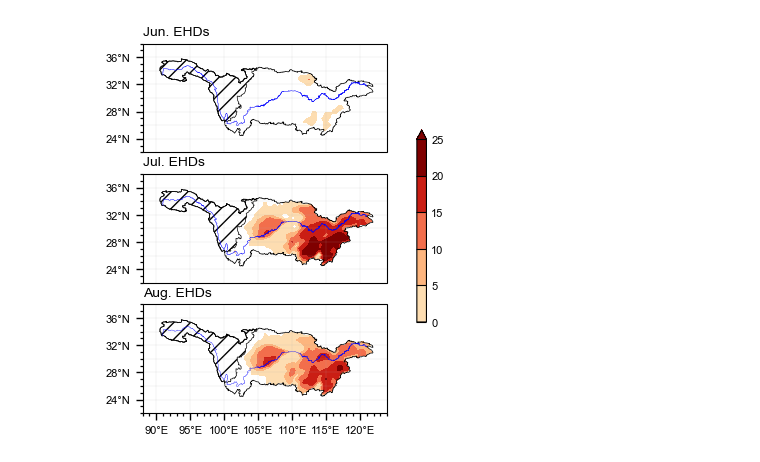
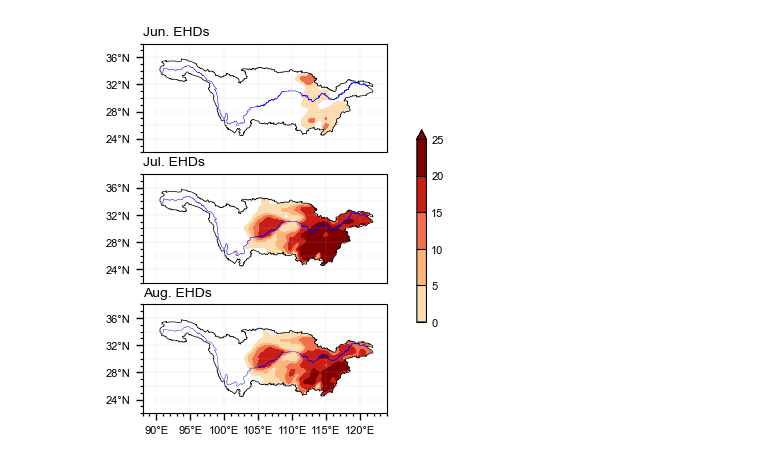
Before and after one commit to hhhopsong/work, a Jupyter notebook: Meteorological/p2/6-8月空间分布.ipynb, the cells around one changed output. Drawn from its saved outputs; the diff is of its cells as text; code cells hidden in the pictures.

```diff
--- a/Meteorological/p2/6-8月空间分布.ipynb
+++ b/Meteorological/p2/6-8月空间分布.ipynb
@@ -29,10 +29,10 @@ proj = ccrs.PlateCarree()   # 投影方式
 CN051_2 = xr.open_dataset(r"E:\data\CN05.1\2022\CN05.1_Tmax_2022_daily_025x025.nc")
 zone_stations = masked((CN051_2 - CN051_2 + 1).sel(time='2022-01-01'), r"D:\PyFile\map\地图边界数据\长江区1：25万界线数据集（2002年）\长江区.shp").sum()['tmax'].data
 Tmax_5Day_filt = xr.open_dataarray(fr"D:\PyFile\p2\data\Tmax_5Day_filt.nc")
-T_th = 0.95
-t95 = masked(Tmax_5Day_filt, r"D:\PyFile\map\地图边界数据\长江区1：25万界线数据集（2002年）\长江区.shp").quantile(T_th, dim=['lat', 'lon'])  # 夏季内 长江中下游流域 分位数
+T_th = 0.90
+t95 = masked(Tmax_5Day_filt, r"D:\PyFile\map\地图边界数据\长江区1：25万界线数据集（2002年）\长江区.shp").quantile(T_th, dim=['year', 'day'])  # 夏季内 长江中下游流域 分位数
 Tmax_5Day_filt_averTh = nanmean_filter(t95, 11)  # 11*11格点 空间滑动平均
-EHD = Tmax_5Day_filt - 32.7616
+EHD = Tmax_5Day_filt - 31.76166257
 EHD = EHD.where(EHD > 0, 0)  # 极端高温日温度距平
 EHD = EHD.where(EHD == 0, 1)  # 数据二值化处理(1:极端高温, 0:非极端高温)
 EHD_0 = masked(EHD, r"D:\PyFile\map\地图边界数据\长江区1：25万界线数据集（2002年）\长江区.shp")  # 掩膜处理得长江流域EHD温度距平
@@ -55,7 +55,7 @@ custom_cmap = colors.ListedColormap(custom_colors)
 a1 = ax1.contourf(EHD['lon'], EHD['lat'], EHD.data, cmap=custom_cmap, levels=level, extend='max', transform=proj)
 # ax1.add_feature(cfeature.LAND.with_scale('10m'),color='lightgray')# 添加陆地并且陆地部分全部填充成浅灰色
 ax1.add_geometries(Reader(r'D:\PyFile\map\地图边界数据\长江区1：25万界线数据集（2002年）\长江区.shp').geometries(), ccrs.PlateCarree(), facecolor='none', edgecolor='black', linewidth=.5)
-ax1.add_geometries(Reader(r'D:\PyFile\map\地图边界数据\青藏高原边界数据总集\TPBoundary2500m_长江流域\TPBoundary2500m_长江流域.shp').geometries(), ccrs.PlateCarree(), facecolor='none', edgecolor='black', linewidth=.5, hatch='//')
+#ax1.add_geometries(Reader(r'D:\PyFile\map\地图边界数据\青藏高原边界数据总集\TPBoundary2500m_长江流域\TPBoundary2500m_长江流域.shp').geometries(), ccrs.PlateCarree(), facecolor='none', edgecolor='black', linewidth=.5, hatch='//')
 ax1.add_geometries(Reader(r'D:\PyFile\map\地图线路数据\长江\长江.shp').geometries(), ccrs.PlateCarree(), facecolor='none', edgecolor='blue', linewidth=0.2)
 ax1.gridlines(draw_labels=False, dms=True, x_inline=False, y_inline=False, linewidth=.1)
 
@@ -100,7 +100,7 @@ custom_cmap = colors.ListedColormap(custom_colors)
 a2 = ax2.contourf(EHD['lon'], EHD['lat'], EHD.data, cmap=custom_cmap, levels=level, extend='max', transform=proj)
 # ax1.add_feature(cfeature.LAND.with_scale('10m'),color='lightgray')# 添加陆地并且陆地部分全部填充成浅灰色
 ax2.add_geometries(Reader(r'D:\PyFile\map\地图边界数据\长江区1：25万界线数据集（2002年）\长江区.shp').geometries(), ccrs.PlateCarree(), facecolor='none', edgecolor='black', linewidth=.5)
-ax2.add_geometries(Reader(r'D:\PyFile\map\地图边界数据\青藏高原边界数据总集\TPBoundary2500m_长江流域\TPBoundary2500m_长江流域.shp').geometries(), ccrs.PlateCarree(), facecolor='none', edgecolor='black', linewidth=.5, hatch='//')
+#ax2.add_geometries(Reader(r'D:\PyFile\map\地图边界数据\青藏高原边界数据总集\TPBoundary2500m_长江流域\TPBoundary2500m_长江流域.shp').geometries(), ccrs.PlateCarree(), facecolor='none', edgecolor='black', linewidth=.5, hatch='//')
 ax2.add_geometries(Reader(r'D:\PyFile\map\地图线路数据\长江\长江.shp').geometries(), ccrs.PlateCarree(), facecolor='none', edgecolor='blue', linewidth=0.2)
 ax2.gridlines(draw_labels=False, dms=True, x_inline=False, y_inline=False, linewidth=.1)
 
@@ -146,7 +146,7 @@ custom_cmap = colors.ListedColormap(custom_colors)
 a3 = ax3.contourf(EHD['lon'], EHD['lat'], EHD.data, cmap=custom_cmap, levels=level, extend='max', transform=proj)
 # ax1.add_feature(cfeature.LAND.with_scale('10m'),color='lightgray')# 添加陆地并且陆地部分全部填充成浅灰色
 ax3.add_geometries(Reader(r'D:\PyFile\map\地图边界数据\长江区1：25万界线数据集（2002年）\长江区.shp').geometries(), ccrs.PlateCarree(), facecolor='none', edgecolor='black', linewidth=.5)
-ax3.add_geometries(Reader(r'D:\PyFile\map\地图边界数据\青藏高原边界数据总集\TPBoundary2500m_长江流域\TPBoundary2500m_长江流域.shp').geometries(), ccrs.PlateCarree(), facecolor='none', edgecolor='black', linewidth=.5, hatch='//')
+#ax3.add_geometries(Reader(r'D:\PyFile\map\地图边界数据\青藏高原边界数据总集\TPBoundary2500m_长江流域\TPBoundary2500m_长江流域.shp').geometries(), ccrs.PlateCarree(), facecolor='none', edgecolor='black', linewidth=.5, hatch='//')
 ax3.add_geometries(Reader(r'D:\PyFile\map\地图线路数据\长江\长江.shp').geometries(), ccrs.PlateCarree(), facecolor='none', edgecolor='blue', linewidth=0.15)
 ax3.gridlines(draw_labels=False, dms=True, x_inline=False, y_inline=False, linewidth=.1)
 
@@ -156,32 +156,32 @@ yticks1=np.arange(extent_CN[2], extent_CN[3]+1, 10)
 ax3.set_xticks(xticks1, crs=proj)
 ax3.set_yticks(yticks1, crs=proj)
 lon_formatter = LongitudeFormatter()
 lat_formatter = LatitudeFormatter()
 ax3.xaxis.set_major_formatter(lon_formatter)
 ax3.yaxis.set_major_formatter(lat_formatter)
 xmajorLocator = MultipleLocator(5)#先定义xmajorLocator，再进行调用
 ax3.xaxis.set_major_locator(xmajorLocator)#x轴最大刻度
 xminorLocator = MultipleLocator(1)
 ax3.xaxis.set_minor_locator(xminorLocator)#x轴最小刻度
 ymajorLocator = MultipleLocator(4)
 ax3.yaxis.set_major_locator(ymajorLocator)#y轴最大刻度
 yminorLocator = MultipleLocator(1)
 ax3.yaxis.set_minor_locator(yminorLocator)#y轴最小刻度
 # 调整刻度值字体大小
 ax3.tick_params(axis='both', labelsize=8, colors='black')
 # 最大刻度、最小刻度的刻度线长短，粗细设置
 ax3.tick_params(which='major', length=5, width=1, color='black')  # 最大刻度长度，宽度设置，
 ax3.tick_params(which='minor', length=2, width=.9, color='black')  # 最小刻度长度，宽度设置
 ax3.tick_params(which='both', bottom=True, top=False, left=True, labelbottom=True, labeltop=False)
 
 # color bar位置
 # position = fig.add_axes([0.296, 0.08, 0.44, 0.011])#位置[x, y, w, h]
 ax_cbar = fig.add_axes([0.75, 0.30, 0.015, 0.40])
 cb3 = plt.colorbar(a3, orientation='vertical', cax=ax_cbar, aspect=30, shrink=.6)#orientation为水平或垂直
 cb3.ax.tick_params(length=7, labelsize=8, color='black', direction='in')#length为刻度线的长度
 tick_locator = ticker.FixedLocator([0, 5, 10, 15, 20, 25])  # colorbar上的刻度值个数
 
-#plt.savefig(r'D:\PyFile\p2\pic\图2.png', dpi=1000, bbox_inches='tight')
+plt.savefig(r'D:\PyFile\p2\pic\图1.png', dpi=1000, bbox_inches='tight')
 plt.show()
 # %% [output]
-[figure, old version]
+[figure, new version]
```
Also changed, not shown: 9 other files.
